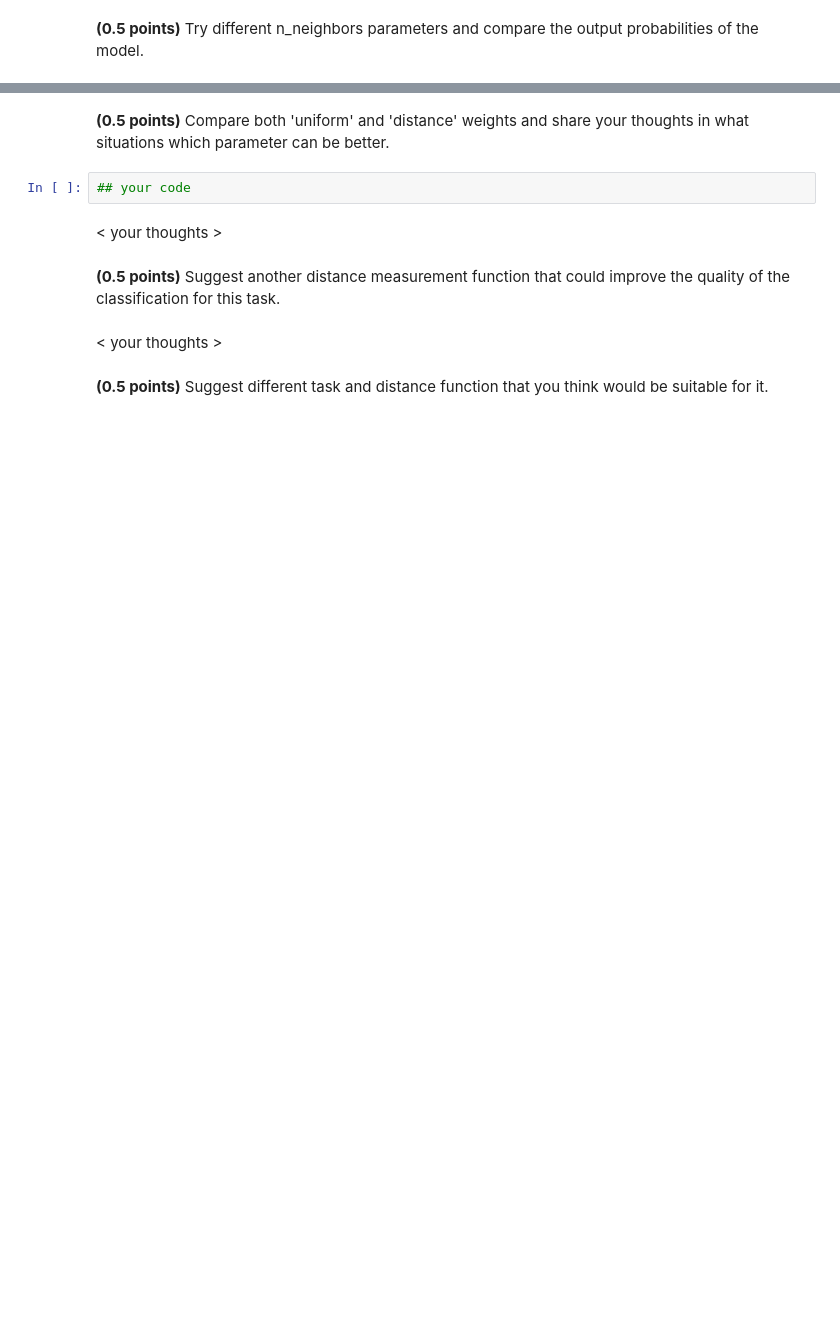
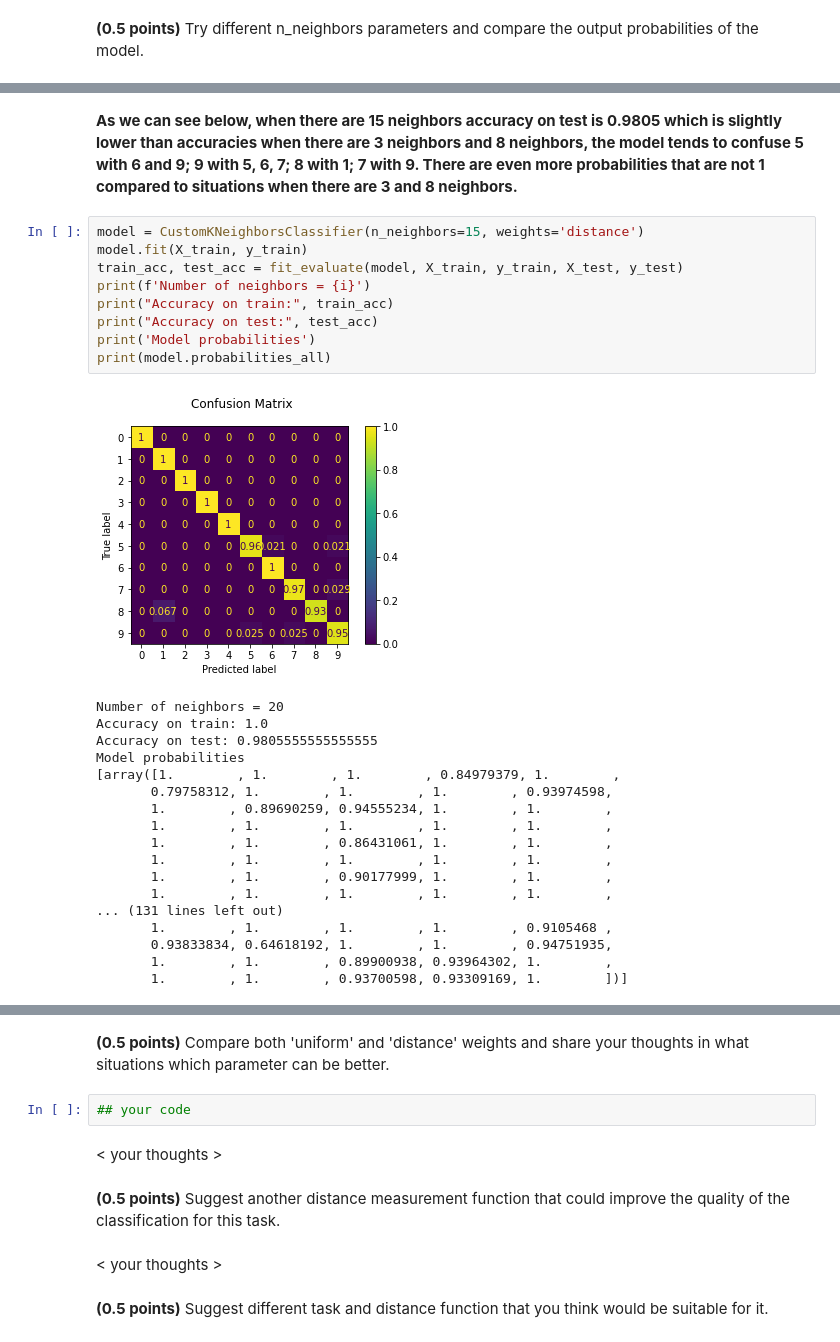
Before and after one commit to drnaida/rsschool-machine-learning-course, a Jupyter notebook: hw_classification.ipynb, the cells around one changed output, grey strips where cells are left out. Saved outputs shown, nothing was run; the diff lists cells and outputs as text; blank space fills up the shorter version.

```diff
--- a/hw_classification.ipynb
+++ b/hw_classification.ipynb
@@ -506,0 +567,30 @@ As we can see from the Confusion matrix above, the model confusses 5 with 6 and
+# %% [markdown]
+**As we can see below, when there are 15 neighbors accuracy on test is 0.9805 which is slightly lower than accuracies when there are 3 neighbors and 8 neighbors, the model tends to confuse 5 with 6 and 9; 9 with 5, 6, 7; 8 with 1; 7 with 9. There are even more probabilities that are not 1 compared to situations when there are 3 and 8 neighbors.**
+# %%
+model = CustomKNeighborsClassifier(n_neighbors=15, weights='distance')
+model.fit(X_train, y_train)
+train_acc, test_acc = fit_evaluate(model, X_train, y_train, X_test, y_test)
+print(f'Number of neighbors = {i}')
+print("Accuracy on train:", train_acc)
+print("Accuracy on test:", test_acc)
+print('Model probabilities')
+print(model.probabilities_all)
+# %% [output]
+[figure, added]
+Number of neighbors = 20
+Accuracy on train: 1.0
+Accuracy on test: 0.9805555555555555
+Model probabilities
+[array([1.        , 1.        , 1.        , 0.84979379, 1.        ,
+       0.79758312, 1.        , 1.        , 1.        , 0.93974598,
+       1.        , 0.89690259, 0.94555234, 1.        , 1.        ,
+       1.        , 1.        , 1.        , 1.        , 1.        ,
+       1.        , 1.        , 0.86431061, 1.        , 1.        ,
+       1.        , 1.        , 1.        , 1.        , 1.        ,
+       1.        , 1.        , 0.90177999, 1.        , 1.        ,
+       1.        , 1.        , 1.        , 1.        , 1.        ,
+... (131 lines left out)
+       1.        , 1.        , 1.        , 1.        , 0.9105468 ,
+       0.93833834, 0.64618192, 1.        , 1.        , 0.94751935,
+       1.        , 1.        , 0.89900938, 0.93964302, 1.        ,
+       1.        , 1.        , 0.93700598, 0.93309169, 1.        ])]
```
Also changed, not shown: parts of 12 cells of this notebook.
